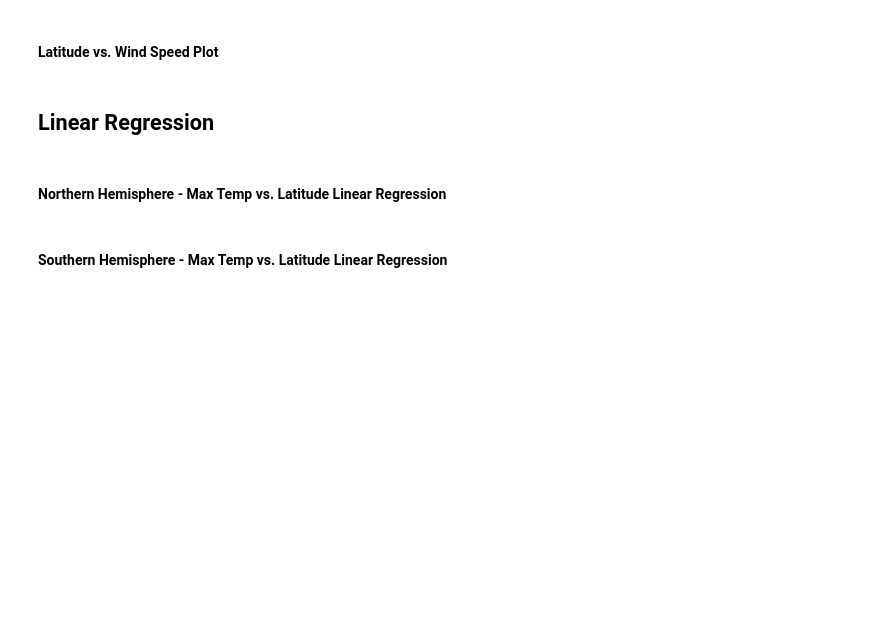
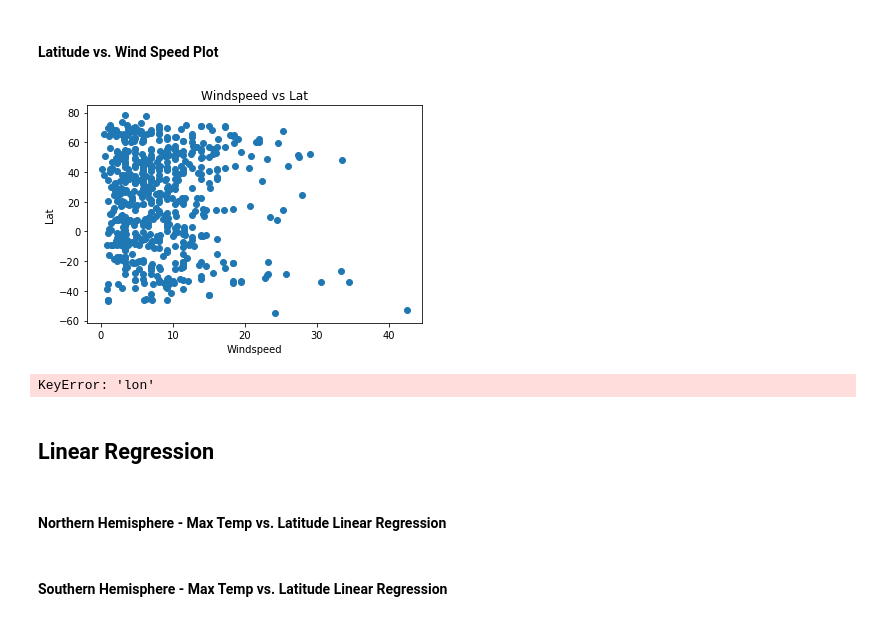
Before and after one commit to ScriptMigo/python-api-challenge, a Jupyter notebook: WeatherPy/WeatherPy.ipynb, the cells around one changed output. Drawn from its saved outputs; the diff is of its cells as text; code cells hidden in the pictures; blank space fills up the shorter version.

```diff
--- a/WeatherPy/WeatherPy.ipynb
+++ b/WeatherPy/WeatherPy.ipynb
@@ -112,5 +192,31 @@ weatherResultsDF.coord.array[0].lat
 # %% [markdown]
 #### Latitude vs. Wind Speed Plot
+# %%
+# Define list containers for data
+x = []
+y = []
+
+# Loop over dataframe, populating x and y lists with values from specific fields
+for index,weatherResult in weatherResultsDF.iterrows():
+    try:
+        x.append(weatherResultsDF['wind'][index]['speed'])
+        y.append(weatherResultsDF['coord'][index]['lat'])
+    except Exception:
+        continue
+
+# Build and show chart
+plt.scatter(x, y, marker="o")
+plt.title('Windspeed vs Lat')
+plt.xlabel('Windspeed')
+plt.ylabel('Lat')
+plt.show()
+# %% [output]
+[figure, added]
+# %%
+x = weatherResultsDF['coord']
+~x['lon']
+# %% [output]
+KeyError: 'lon'
 # %% [markdown]
 ## Linear Regression
 # %%
```
Also changed, not shown: parts of 10 cells of this notebook.
